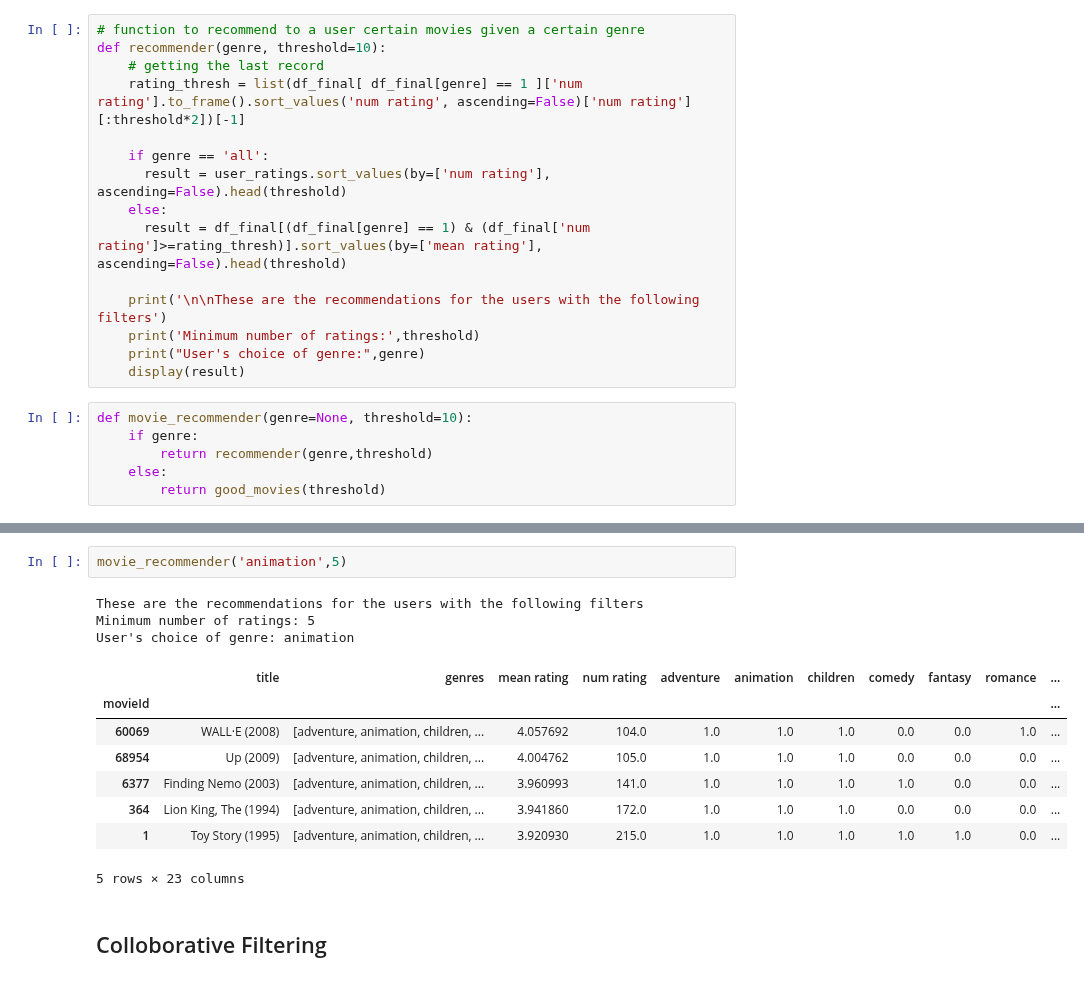
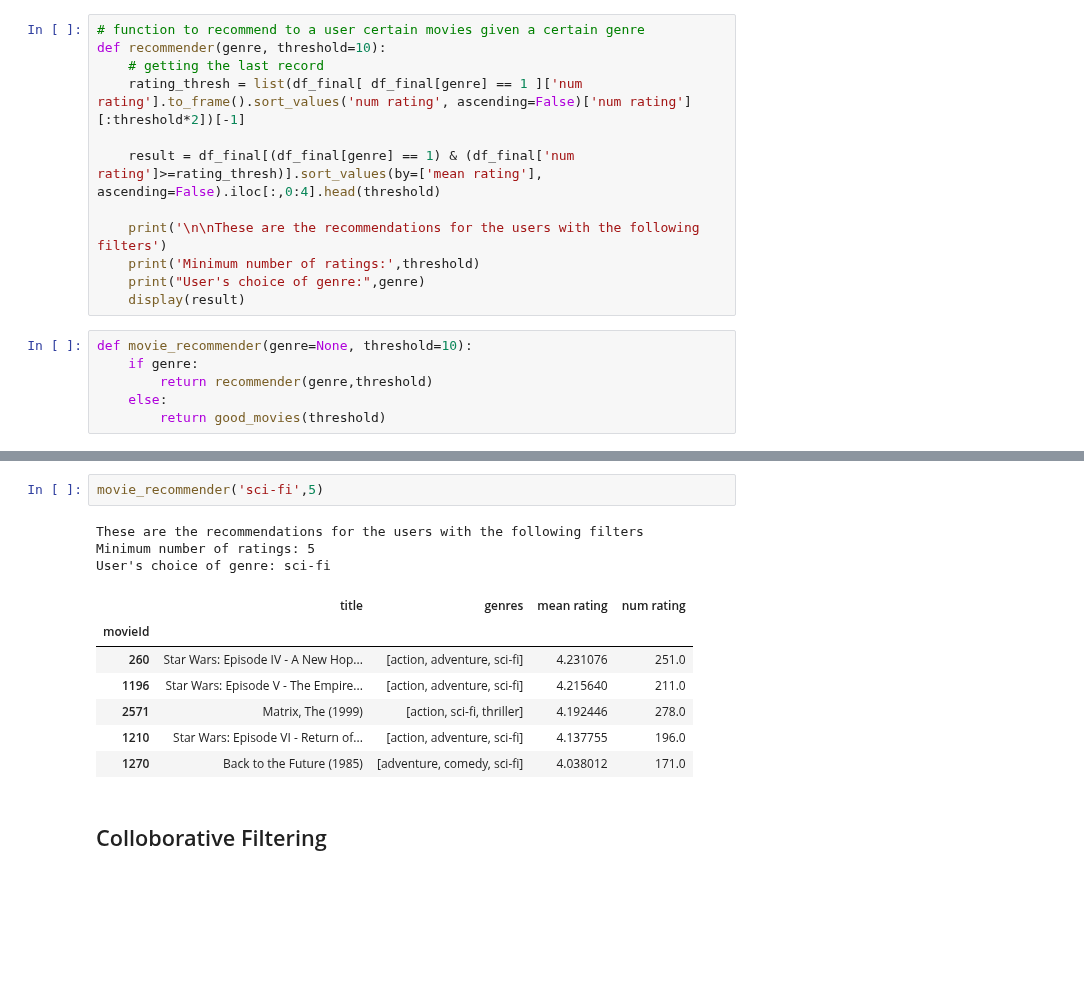
Before and after one commit to E-Juliet/Movie-reccomender, a Jupyter notebook: phase_4_project.ipynb, the cells around one changed output, grey strips where cells are left out. Drawn from its saved outputs; the diff is of its cells as text; blank space fills up the shorter version.

```diff
--- a/phase_4_project.ipynb
+++ b/phase_4_project.ipynb
@@ -741,10 +741,7 @@ def recommender(genre, threshold=10):
     # getting the last record
     rating_thresh = list(df_final[ df_final[genre] == 1 ]['num rating'].to_frame().sort_values('num rating', ascending=False)['num rating'][:threshold*2])[-1]
 
-    if genre == 'all':
-      result = user_ratings.sort_values(by=['num rating'], ascending=False).head(threshold)
-    else:
-      result = df_final[(df_final[genre] == 1) & (df_final['num rating']>=rating_thresh)].sort_values(by=['mean rating'], ascending=False).head(threshold)
+    result = df_final[(df_final[genre] == 1) & (df_final['num rating']>=rating_thresh)].sort_values(by=['mean rating'], ascending=False).iloc[:,0:4].head(threshold)
 
     print('\n\nThese are the recommendations for the users with the following filters')
     print('Minimum number of ratings:',threshold)
@@ -759,17 +771,16 @@ def movie_recommender(genre=None, threshold=10):
 # %%
-movie_recommender('animation',5)
+movie_recommender('sci-fi',5)
 # %% [output]
 These are the recommendations for the users with the following filters
 Minimum number of ratings: 5
-User's choice of genre: animation
+User's choice of genre: sci-fi
-|  | title | genres | mean rating | num rating | adventure | animation | children | comedy | fantasy | romance | ... |
-| movieId |  |  |  |  |  |  |  |  |  |  | ... |
-| 60069 | WALL·E (2008) | [adventure, animation, children, ... | 4.057692 | 104.0 | 1.0 | 1.0 | 1.0 | 0.0 | 0.0 | 1.0 | ... |
-| 68954 | Up (2009) | [adventure, animation, children, ... | 4.004762 | 105.0 | 1.0 | 1.0 | 1.0 | 0.0 | 0.0 | 0.0 | ... |
-| 6377 | Finding Nemo (2003) | [adventure, animation, children, ... | 3.960993 | 141.0 | 1.0 | 1.0 | 1.0 | 1.0 | 0.0 | 0.0 | ... |
-| 364 | Lion King, The (1994) | [adventure, animation, children, ... | 3.941860 | 172.0 | 1.0 | 1.0 | 1.0 | 0.0 | 0.0 | 0.0 | ... |
-| 1 | Toy Story (1995) | [adventure, animation, children, ... | 3.920930 | 215.0 | 1.0 | 1.0 | 1.0 | 1.0 | 1.0 | 0.0 | ... |
+|  | title | genres | mean rating | num rating |
+| movieId |  |  |  |  |
+| 260 | Star Wars: Episode IV - A New Hop... | [action, adventure, sci-fi] | 4.231076 | 251.0 |
+| 1196 | Star Wars: Episode V - The Empire... | [action, adventure, sci-fi] | 4.215640 | 211.0 |
+| 2571 | Matrix, The (1999) | [action, sci-fi, thriller] | 4.192446 | 278.0 |
+| 1210 | Star Wars: Episode VI - Return of... | [action, adventure, sci-fi] | 4.137755 | 196.0 |
+| 1270 | Back to the Future (1985) | [adventure, comedy, sci-fi] | 4.038012 | 171.0 |
-5 rows × 23 columns
 # %% [markdown]
 ## Colloborative Filtering
 # %% [markdown]
```
Also changed, not shown: parts of 2 cells of this notebook.
